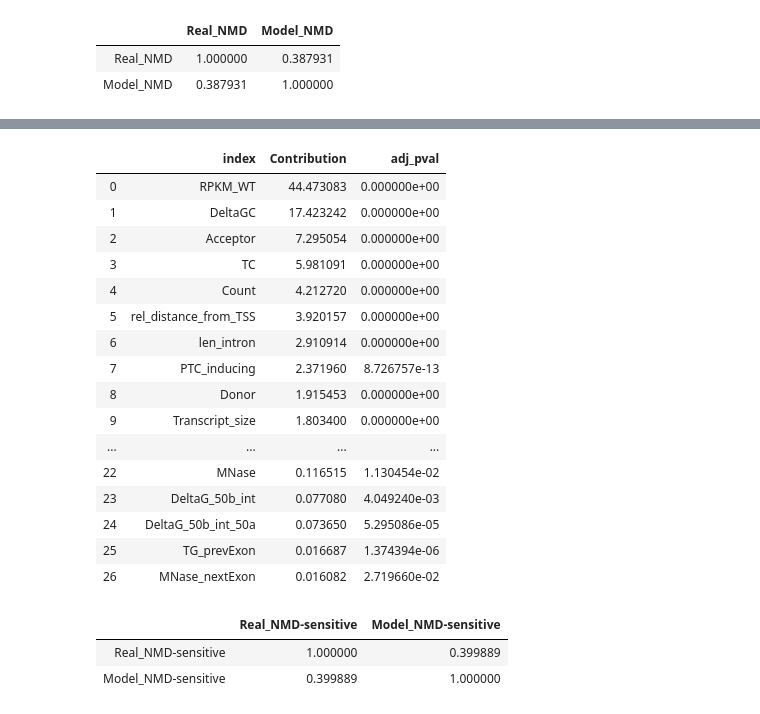
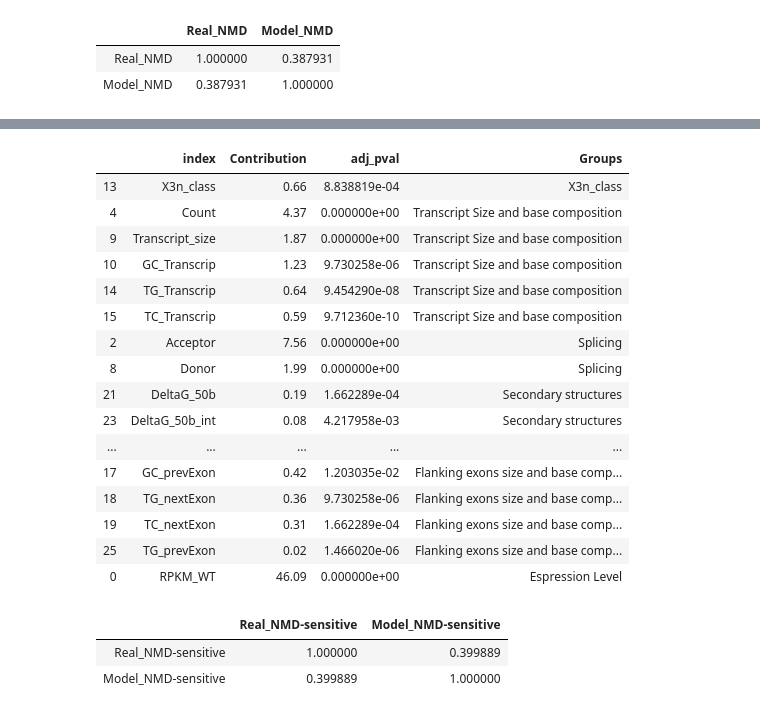
Before and after one commit to CL-CHEN-Lab/Nucleosome, a Jupyter notebook: Gnan et al 2021/4 - Model.ipynb, the cells around one changed output, grey strips where cells are left out. Drawn from its saved outputs; the diff is of its cells as text; code cells hidden in the pictures.

```diff
--- a/Gnan et al 2021/4 - Model.ipynb
+++ b/Gnan et al 2021/4 - Model.ipynb
@@ -351,23 +347,26 @@ plt.savefig('Model_contribution.pdf',  format='pdf')
-# %%
-data[['index','Contribution','adj_pval']]
-# %% [output]
-|  | index | Contribution | adj_pval |
-| 0 | RPKM_WT | 44.473083 | 0.000000e+00 |
-| 1 | DeltaGC | 17.423242 | 0.000000e+00 |
-| 2 | Acceptor | 7.295054 | 0.000000e+00 |
-| 3 | TC | 5.981091 | 0.000000e+00 |
-| 4 | Count | 4.212720 | 0.000000e+00 |
-| 5 | rel_distance_from_TSS | 3.920157 | 0.000000e+00 |
-| 6 | len_intron | 2.910914 | 0.000000e+00 |
-| 7 | PTC_inducing | 2.371960 | 8.726757e-13 |
-| 8 | Donor | 1.915453 | 0.000000e+00 |
-| 9 | Transcript_size | 1.803400 | 0.000000e+00 |
-| ... | ... | ... | ... |
-| 22 | MNase | 0.116515 | 1.130454e-02 |
-| 23 | DeltaG_50b_int | 0.077080 | 4.049240e-03 |
-| 24 | DeltaG_50b_int_50a | 0.073650 | 5.295086e-05 |
-| 25 | TG_prevExon | 0.016687 | 1.374394e-06 |
-| 26 | MNase_nextExon | 0.016082 | 2.719660e-02 |
+# %%
+data=data[['index','Contribution','adj_pval']].assign(Groups=data['index'].apply(lambda x: Change[x] if x in Change.keys() else x))
+
+data.Contribution=np.round(data.Contribution,2)
+data.sort_values(['Groups','Contribution'],ascending=False)
+# %% [output]
+|  | index | Contribution | adj_pval | Groups |
+| 13 | X3n_class | 0.66 | 8.838819e-04 | X3n_class |
+| 4 | Count | 4.37 | 0.000000e+00 | Transcript Size and base composition |
+| 9 | Transcript_size | 1.87 | 0.000000e+00 | Transcript Size and base composition |
+| 10 | GC_Transcrip | 1.23 | 9.730258e-06 | Transcript Size and base composition |
+| 14 | TG_Transcrip | 0.64 | 9.454290e-08 | Transcript Size and base composition |
+| 15 | TC_Transcrip | 0.59 | 9.712360e-10 | Transcript Size and base composition |
+| 2 | Acceptor | 7.56 | 0.000000e+00 | Splicing |
+| 8 | Donor | 1.99 | 0.000000e+00 | Splicing |
+| 21 | DeltaG_50b | 0.19 | 1.662289e-04 | Secondary structures |
+| 23 | DeltaG_50b_int | 0.08 | 4.217958e-03 | Secondary structures |
+| ... | ... | ... | ... | ... |
+| 17 | GC_prevExon | 0.42 | 1.203035e-02 | Flanking exons size and base comp... |
+| 18 | TG_nextExon | 0.36 | 9.730258e-06 | Flanking exons size and base comp... |
+| 19 | TC_nextExon | 0.31 | 1.662289e-04 | Flanking exons size and base comp... |
+| 25 | TG_prevExon | 0.02 | 1.466020e-06 | Flanking exons size and base comp... |
+| 0 | RPKM_WT | 46.09 | 0.000000e+00 | Espression Level |
 # %%
 Sensitive=Introns_info.query('PTC_inducing>0')[['Splice_eff_NMD']+Final_List_par]
 insensitive=Introns_info.query('PTC_inducing<0')[['Splice_eff_NMD']+Final_List_par]
```
Also changed, not shown: parts of 11 cells of this notebook, 1 other file.
